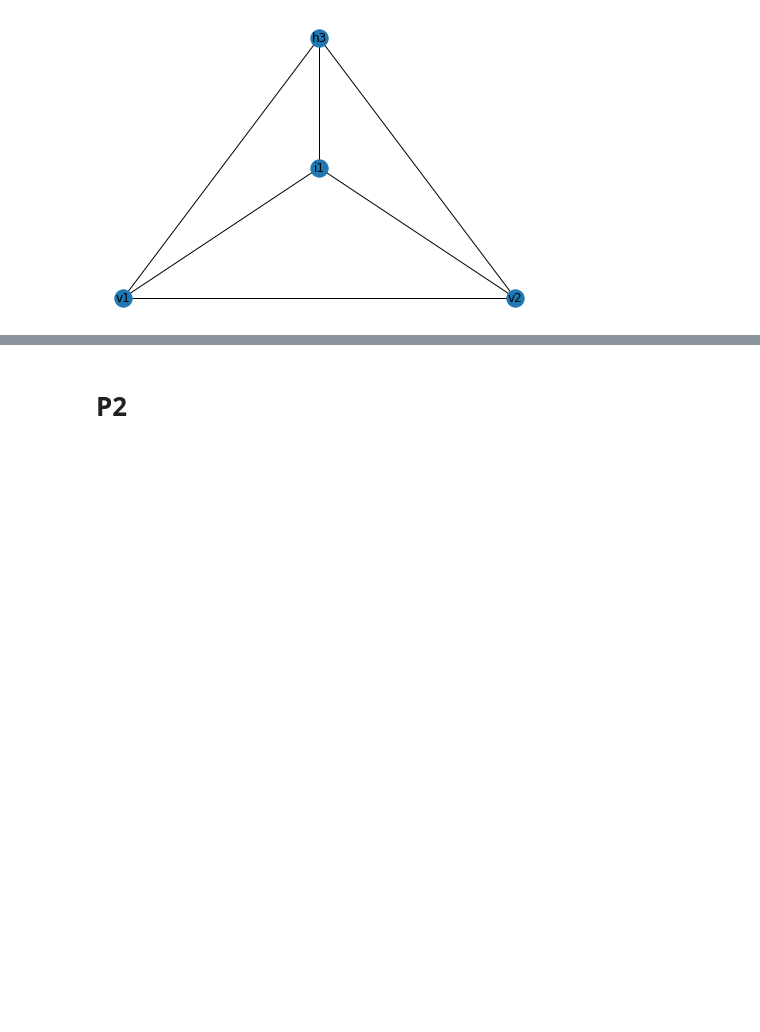
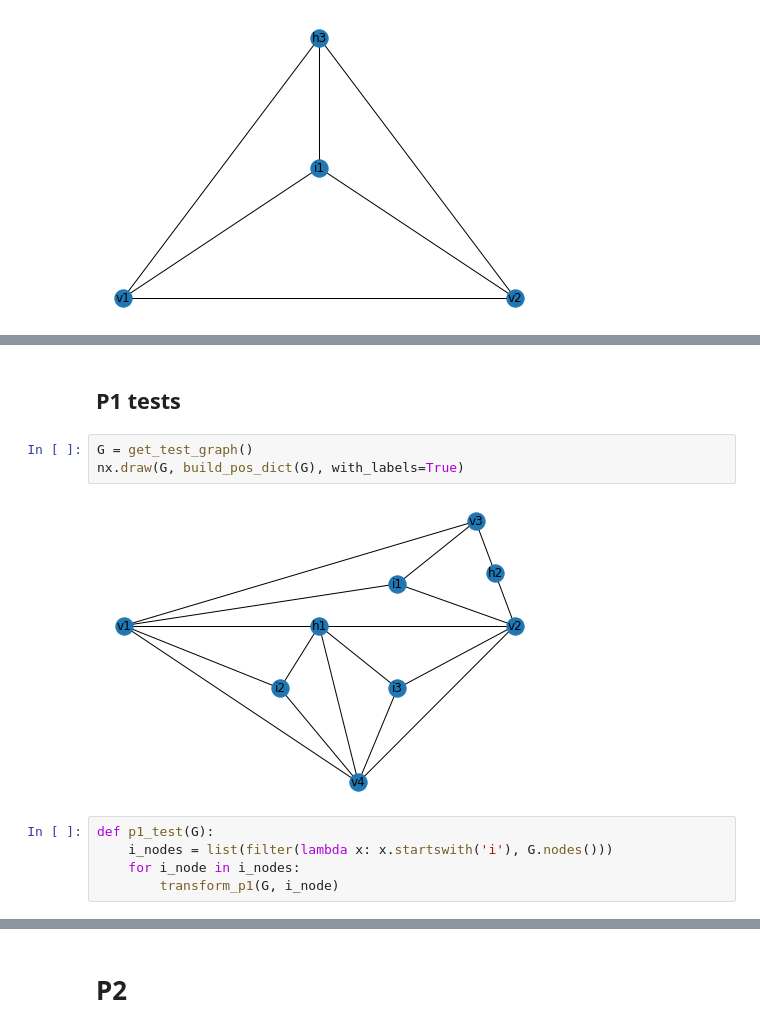
Before and after one commit to aleqsio/Terrain, a Jupyter notebook: CADY-ULTIMATE2.ipynb, the cells around one changed output, grey strips where cells are left out. Saved outputs shown, nothing was run; the diff lists cells and outputs as text; blank space fills up the shorter version.

```diff
--- a/CADY-ULTIMATE2.ipynb
+++ b/CADY-ULTIMATE2.ipynb
@@ -255,3 +253,15 @@ transfrom_p1(G, "i1")
 nx.draw(G, build_pos_dict(G), with_labels=True)
 # %% [output]
 [figure]
+# %% [markdown]
+## P1 tests
+# %%
+G = get_test_graph()
+nx.draw(G, build_pos_dict(G), with_labels=True)
+# %% [output]
+[figure, added]
+# %%
+def p1_test(G):
+    i_nodes = list(filter(lambda x: x.startswith('i'), G.nodes()))
+    for i_node in i_nodes:
+        transform_p1(G, i_node)
```
Also changed, not shown: parts of 9 cells of this notebook.
